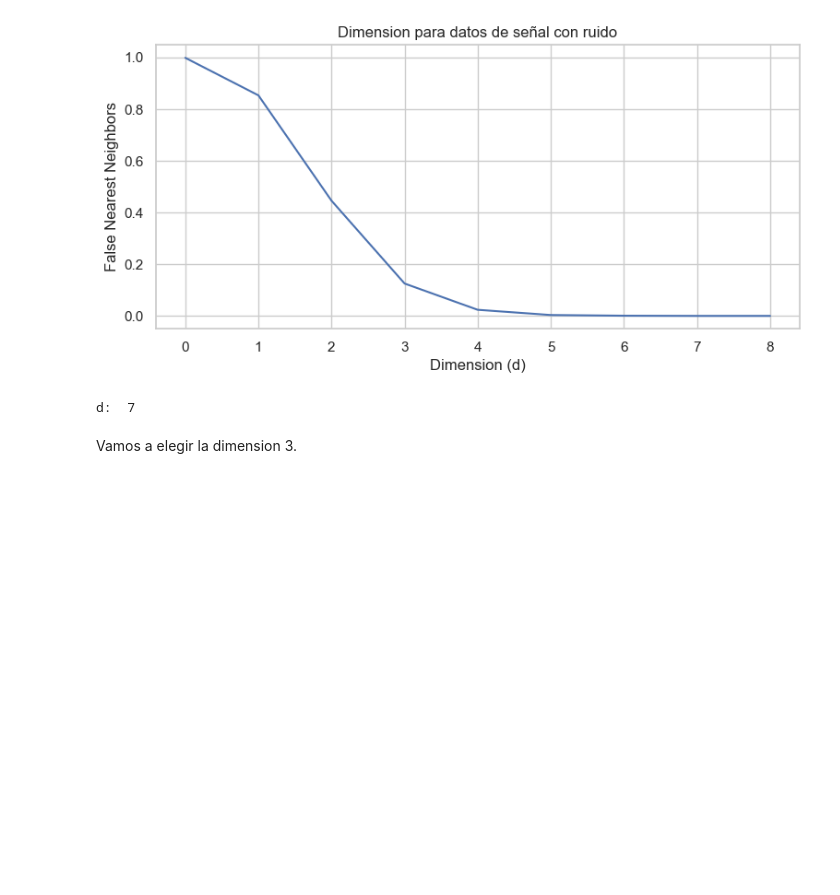
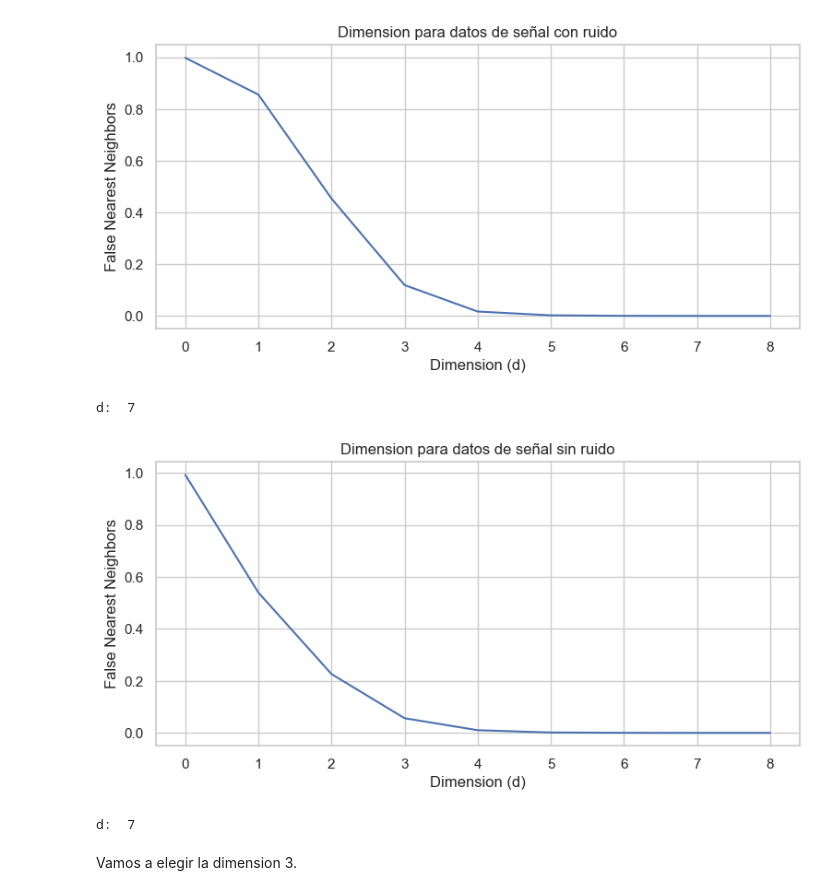
Before and after one commit to CastroMaster10/Detecting-Gravitional-Waves-Using-Topological-algorithms, a Jupyter notebook: main.ipynb, the cells around one changed output. Cells and saved outputs as stored; diff of their text form; code cells hidden in the pictures; blank space fills up the shorter version.

```diff
--- a/main.ipynb
+++ b/main.ipynb
@@ -162,6 +229,20 @@ print("d: ",find_optimal_dimension(ts_noise,tau_ts_noise))
 # %% [output]
 [figure]
 d:  7
+# %%
+dim = np.arange(1, 10)
+f1, f2, f3 = dimension.fnn(ts_signal, tau=tau_ts_signal, dim=dim) #Ejemplo
+
+plt.figure(figsize=(9,4))
+plt.xlabel('Dimension (d)')
+plt.ylabel('False Nearest Neighbors')
+plt.title("Dimension para datos de señal sin ruido")
+plt.plot(f1)
+plt.show()
+print("d: ",find_optimal_dimension(ts_noise,tau_ts_noise))
+# %% [output]
+[figure, added]
+d:  7
 # %% [markdown]
 Vamos a elegir la dimension 3.
 # %% [markdown]
```
Also changed, not shown: parts of 16 cells of this notebook, 4 other files.
